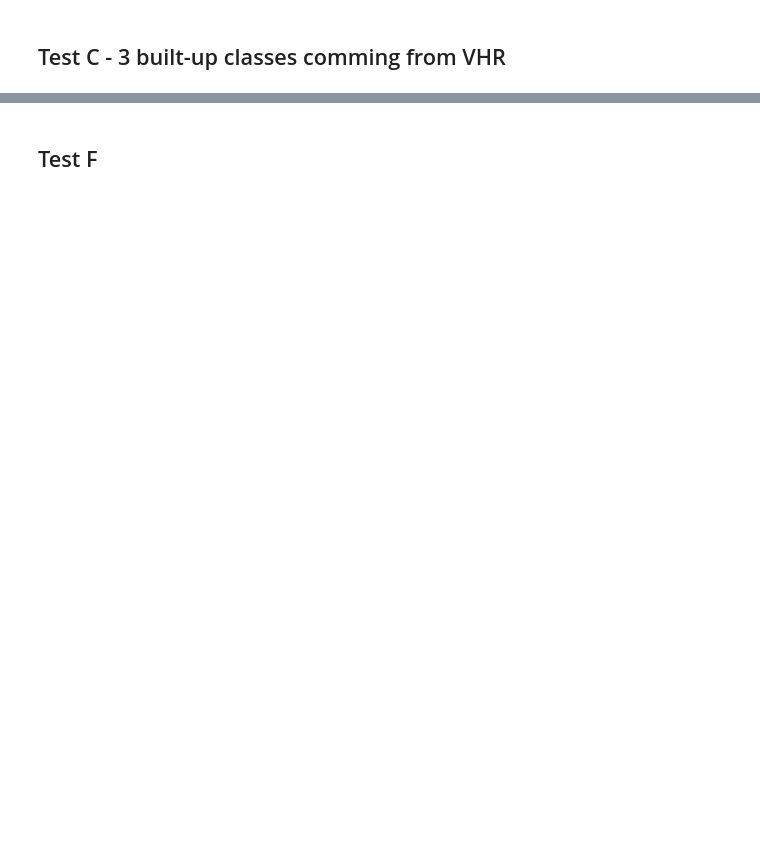
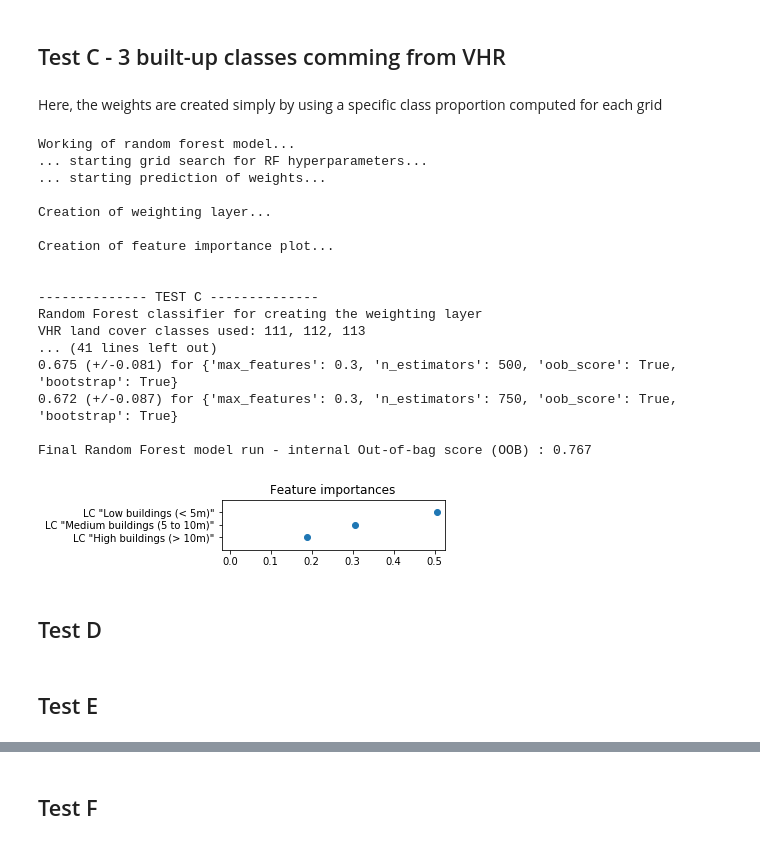
Before and after one commit to tgrippa/Dasymetric_mapping_using_GRASSGIS, a Jupyter notebook: notebooks/2_Processing.ipynb, the cells around one changed output, grey strips where cells are left out. Cells and saved outputs as stored; diff of their text form; code cells hidden in the pictures; blank space fills up the shorter version.

```diff
--- a/notebooks/2_Processing.ipynb
+++ b/notebooks/2_Processing.ipynb
@@ -512,0 +386,9 @@ from legend_csv import labels_from_csv
+# %%
+# Name of test
+test = 'A'
+# Name of column with the proportion to use as weight
+weight_column = 'MR_1_proportion'
+# Create the weighting layer
+function_log = create_simple_weighting_layer_from_df(df_grid, weight_column, clumped_grid, test)
+log_text+=function_log+'\n'  # Save the function log in the whole log of the notebook
+print function_log
@@ -513,2 +399,11 @@ from legend_csv import labels_from_csv
+# %%
+# Name of test
+test = 'B'
+# Name of column with the proportion to use as weight
+weight_column = 'LC_999_proportion'
+# Create the weighting layer
+function_log = create_simple_weighting_layer_from_df(df_grid, weight_column, clumped_grid, test)
+log_text+=function_log+'\n'  # Save the function log in the whole log of the notebook
+print function_log
 # %% [markdown]
 ## Test C - 3 built-up classes comming from VHR
@@ -518,14 +410,15 @@ test = 'C'
-# %%
-# Name of the weighting layer to produce
-output_weighting_layer = "Test_%s_weight"%test
-# Path to the folder where to save outputs
-outputfolder = "/media/tais/My_Book_1/MAUPP/Traitement/Population_modelling_dasymetry/Results/Dakar/Random_Forest/Test_%s"%test
-# Name of plot with feature importance (without file extension)
-plot_name = "RF_feature_importance"
-# Generate paths for output of the test
-path_plot = os.path.join(outputfolder,plot_name)
+# %% [markdown]
+Here, the weights are created simply by using a specific class proportion computed for each grid
 # %%
+# Name of test
+test = 'C'
+
 # Define classes of each input layer to be used in the test (lists of values)
 lc_classes = ['111','112','113']  # land cover layer
 lu_classes = []  # land use layer
 mr_classes = []  # medium resolution built-up layer
+
+# Name of layer that will be use to force weights to zero if absence of a built-up class
+layer_to_mask_weights = Land_cover
+# Value of built-up classes in the 'layer_to_mask_weights' layer (list)
+built_up_pixels = ['999']   # Class 999 correspond to all VHR built pixels
@@ -531,0 +427,27 @@ mr_classes = []  # medium resolution built-up layer
+# %%
+# Run the random forest model
+function_log = RandomForest(output_weighting_layer,gridded_vector.split("@")[0],
+                            'cat', lc_classes, lu_classes, mr_classes,
+                            layer_to_mask_weights, built_up_pixels, test)
+log_text+=function_log+'\n'  # Save the function log in the whole log of the notebook
+# %% [output]
+Working of random forest model...
+... starting grid search for RF hyperparameters...
+... starting prediction of weights...
+
+Creation of weighting layer...
+
+Creation of feature importance plot...
+
+
+-------------- TEST C --------------
+Random Forest classifier for creating the weighting layer
+VHR land cover classes used: 111, 112, 113
+... (41 lines left out)
+0.675 (+/-0.081) for {'max_features': 0.3, 'n_estimators': 500, 'oob_score': True, 'bootstrap': True}
+0.672 (+/-0.087) for {'max_features': 0.3, 'n_estimators': 750, 'oob_score': True, 'bootstrap': True}
+
+Final Random Forest model run - internal Out-of-bag score (OOB) : 0.767
+[figure, added]
+# %% [markdown]
+## Test D
@@ -536,0 +476,2 @@ built_up_pixels = ['111','112','113']
+# %% [markdown]
+## Test E
```
Also changed, not shown: parts of 118 cells of this notebook.
